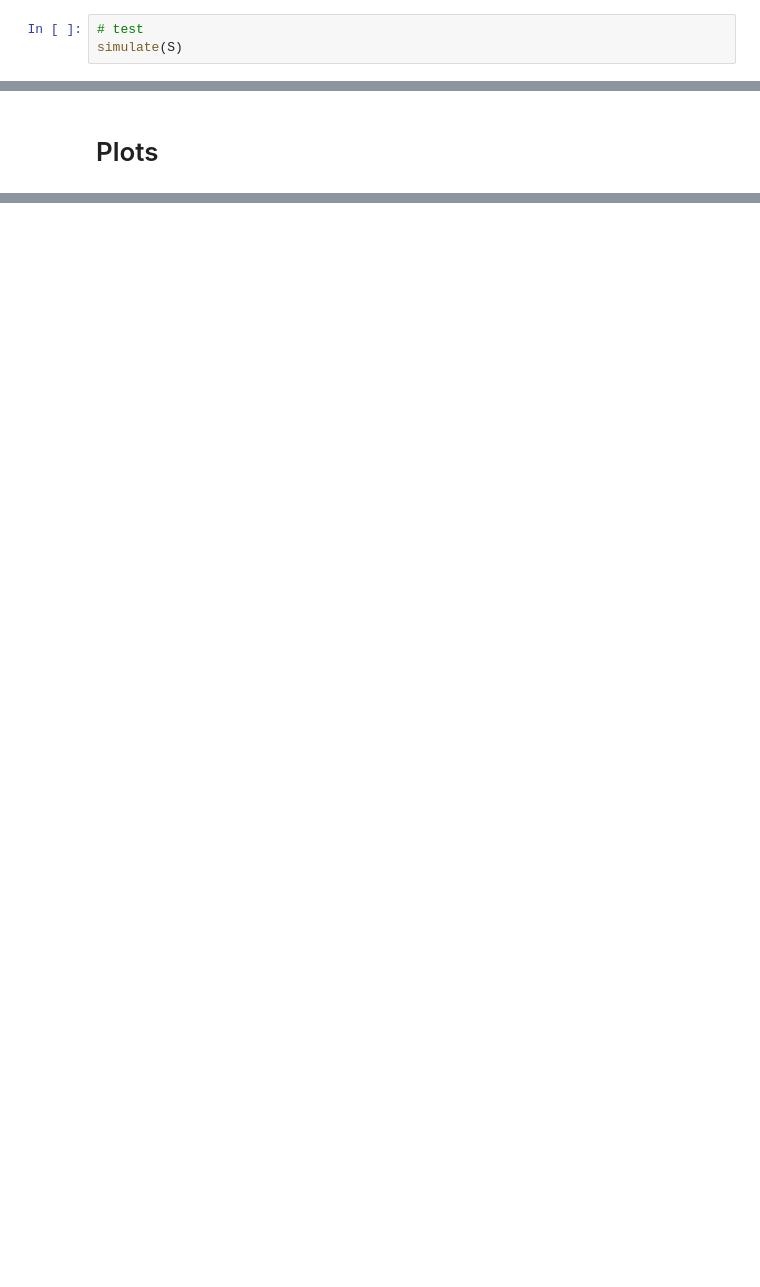
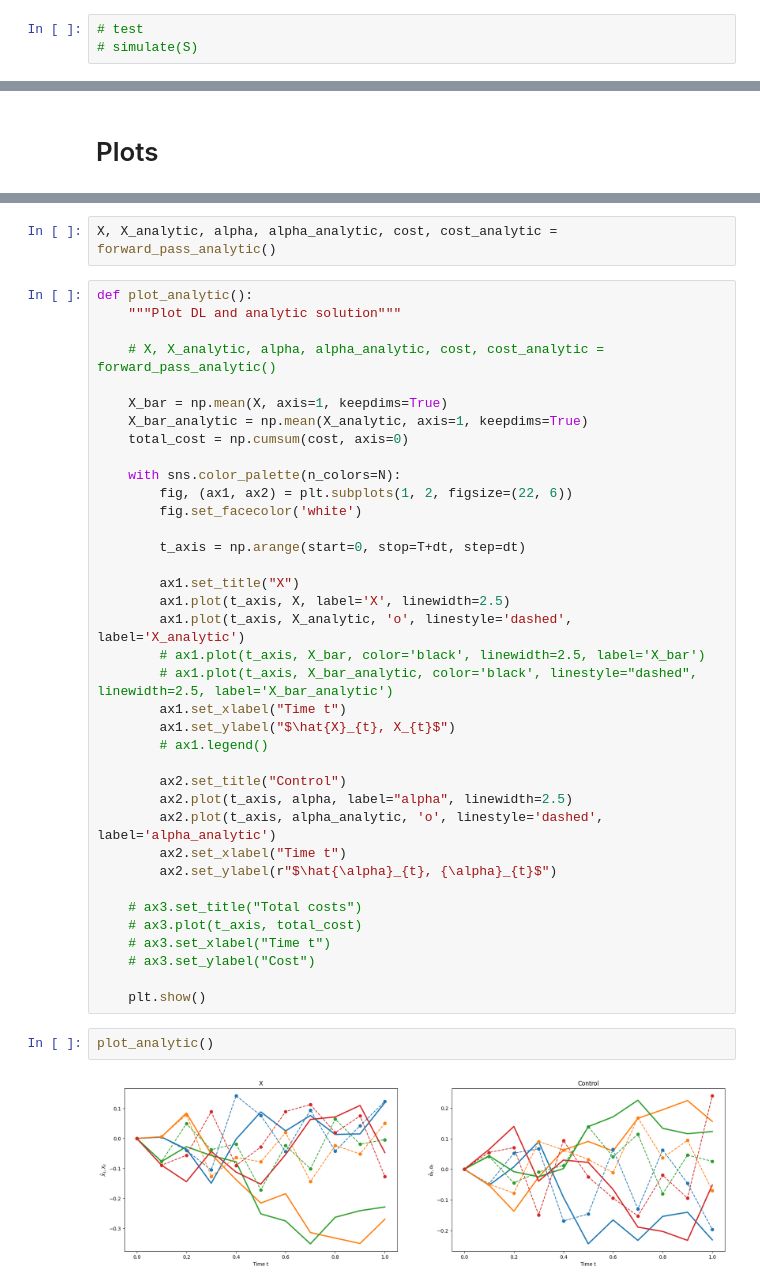
Before and after one commit to HarryLi98/SDE-DeepRL, a Jupyter notebook: SystemicRisk.ipynb, the cells around one changed output, grey strips where cells are left out. Cells and saved outputs as stored; diff of their text form; blank space fills up the shorter version.

```diff
--- a/SystemicRisk.ipynb
+++ b/SystemicRisk.ipynb
@@ -276,4 +313,4 @@ def simulate(S):
     return total_cost, optimal_cost
 # %%
 # test
-simulate(S)
+# simulate(S)
@@ -443,0 +547,43 @@ plt.show()
+# %%
+X, X_analytic, alpha, alpha_analytic, cost, cost_analytic = forward_pass_analytic()
+# %%
+def plot_analytic():
+    """Plot DL and analytic solution"""
+
+    # X, X_analytic, alpha, alpha_analytic, cost, cost_analytic = forward_pass_analytic()
+
+    X_bar = np.mean(X, axis=1, keepdims=True)
+    X_bar_analytic = np.mean(X_analytic, axis=1, keepdims=True)
+    total_cost = np.cumsum(cost, axis=0)
+
+    with sns.color_palette(n_colors=N):
+        fig, (ax1, ax2) = plt.subplots(1, 2, figsize=(22, 6))
+        fig.set_facecolor('white')
+
+        t_axis = np.arange(start=0, stop=T+dt, step=dt)
+
+        ax1.set_title("X")
+        ax1.plot(t_axis, X, label='X', linewidth=2.5)
+        ax1.plot(t_axis, X_analytic, 'o', linestyle='dashed', label='X_analytic')
+        # ax1.plot(t_axis, X_bar, color='black', linewidth=2.5, label='X_bar')
+        # ax1.plot(t_axis, X_bar_analytic, color='black', linestyle="dashed", linewidth=2.5, label='X_bar_analytic')
+        ax1.set_xlabel("Time t")
+        ax1.set_ylabel("$\hat{X}_{t}, X_{t}$")
+        # ax1.legend()
+
+        ax2.set_title("Control")
+        ax2.plot(t_axis, alpha, label="alpha", linewidth=2.5)
+        ax2.plot(t_axis, alpha_analytic, 'o', linestyle='dashed', label='alpha_analytic')
+        ax2.set_xlabel("Time t")
+        ax2.set_ylabel(r"$\hat{\alpha}_{t}, {\alpha}_{t}$")
+
+    # ax3.set_title("Total costs")
+    # ax3.plot(t_axis, total_cost)
+    # ax3.set_xlabel("Time t")
+    # ax3.set_ylabel("Cost")
+
+    plt.show()
+# %%
+plot_analytic()
+# %% [output]
+[figure, added]
```
Also changed, not shown: parts of 39 cells of this notebook, 6 other files.
